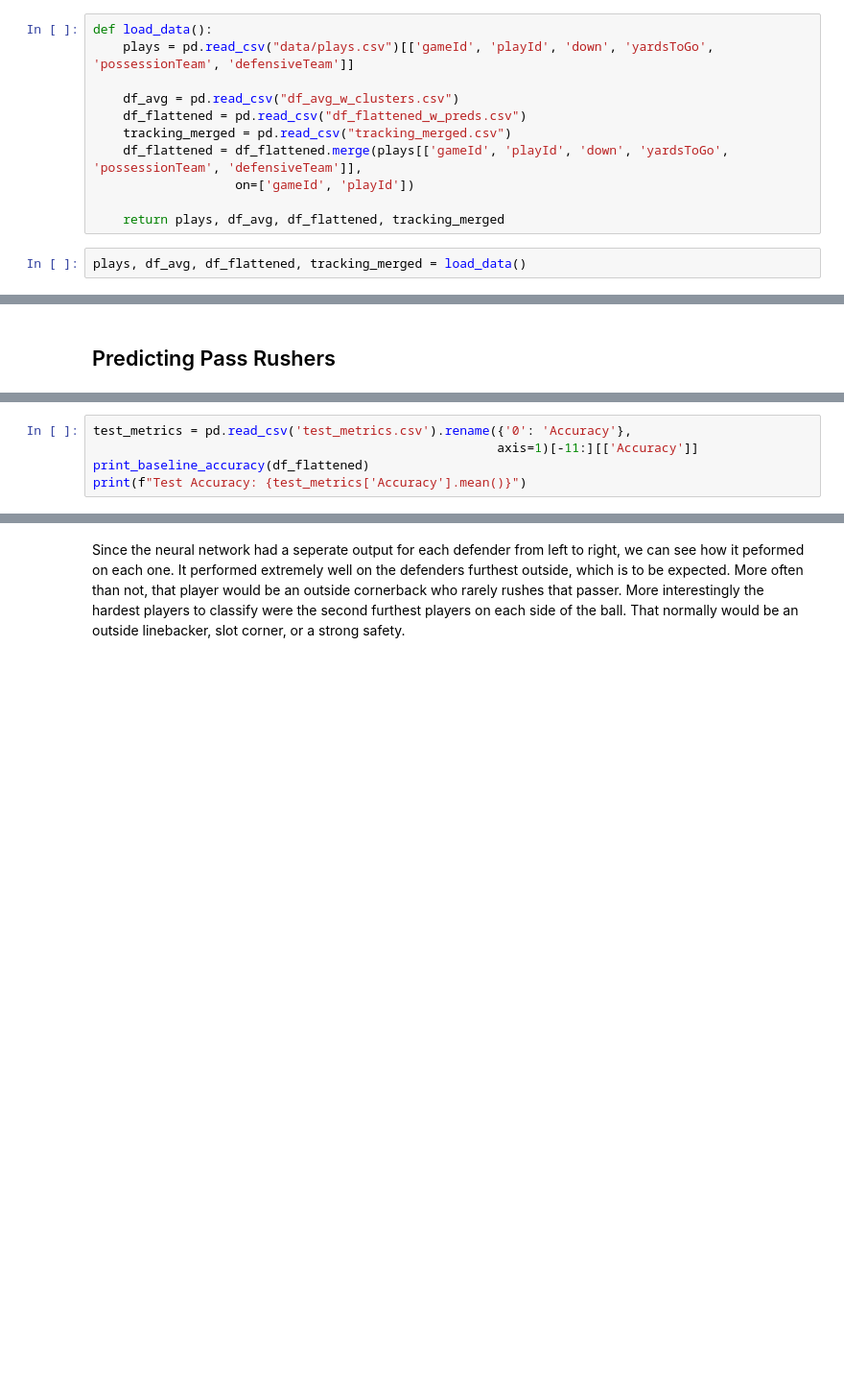
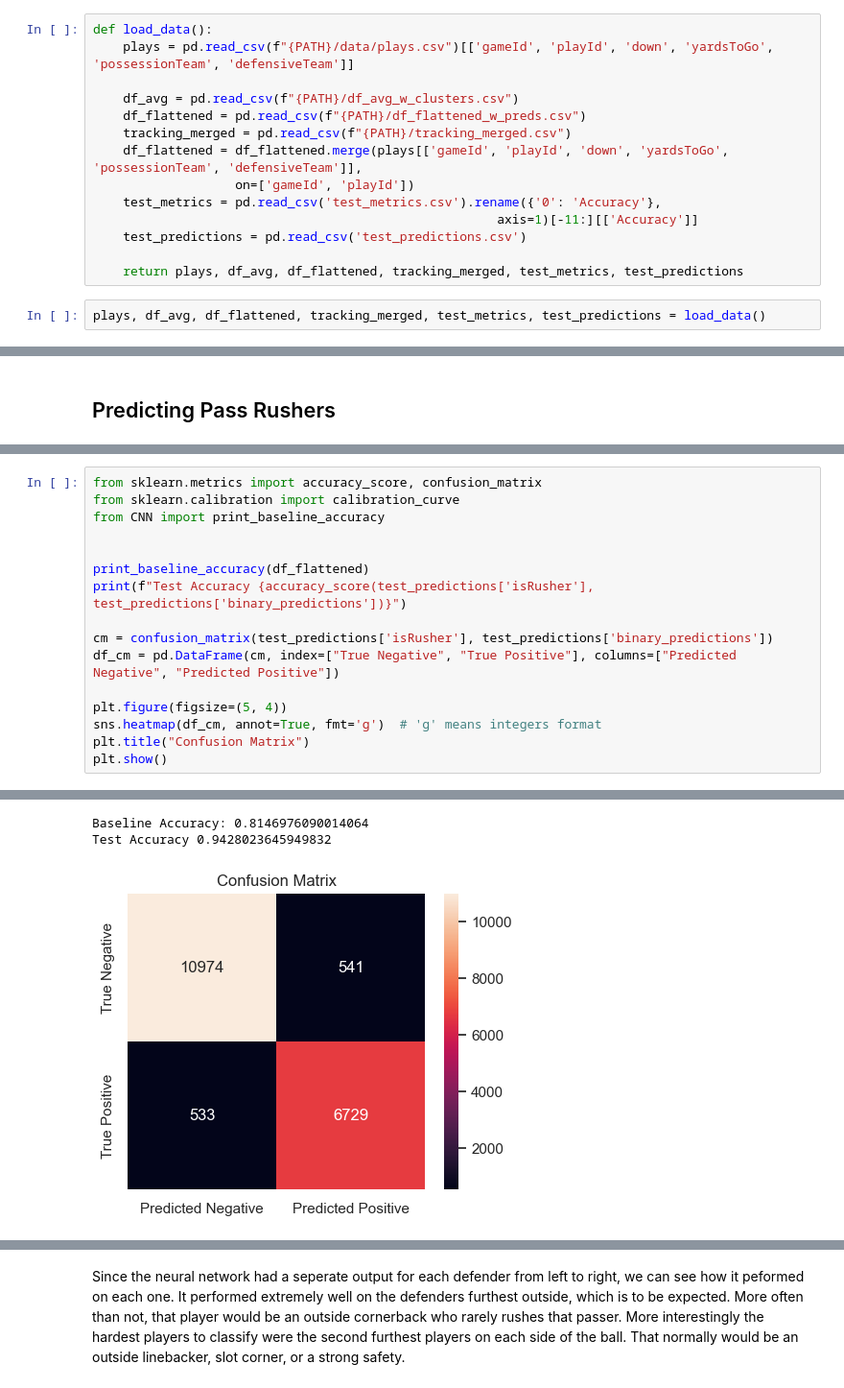
Before and after one commit to sebasdarius/data_science_portfolio, a Jupyter notebook: o_line_analysis/disguise_score.ipynb, the cells around one changed output, grey strips where cells are left out. Shown at 96% size. Saved outputs shown, nothing was run; the diff lists cells and outputs as text; blank space fills up the shorter version.

Commit message:
added formation analysis

```diff
--- a/o_line_analysis/disguise_score.ipynb
+++ b/o_line_analysis/disguise_score.ipynb
@@ -23,16 +23,19 @@ To enable them in other operations, rebuild TensorFlow with the appropriate comp
 # %%
 def load_data():
-    plays = pd.read_csv("data/plays.csv")[['gameId', 'playId', 'down', 'yardsToGo', 'possessionTeam', 'defensiveTeam']]
+    plays = pd.read_csv(f"{PATH}/data/plays.csv")[['gameId', 'playId', 'down', 'yardsToGo', 'possessionTeam', 'defensiveTeam']]
 
-    df_avg = pd.read_csv("df_avg_w_clusters.csv")
-    df_flattened = pd.read_csv("df_flattened_w_preds.csv")
-    tracking_merged = pd.read_csv("tracking_merged.csv")
+    df_avg = pd.read_csv(f"{PATH}/df_avg_w_clusters.csv")
+    df_flattened = pd.read_csv(f"{PATH}/df_flattened_w_preds.csv")
+    tracking_merged = pd.read_csv(f"{PATH}/tracking_merged.csv")
     df_flattened = df_flattened.merge(plays[['gameId', 'playId', 'down', 'yardsToGo', 'possessionTeam', 'defensiveTeam']],
                    on=['gameId', 'playId'])
+    test_metrics = pd.read_csv('test_metrics.csv').rename({'0': 'Accuracy'},
+                                                      axis=1)[-11:][['Accuracy']]
+    test_predictions = pd.read_csv('test_predictions.csv')
 
-    return plays, df_avg, df_flattened, tracking_merged
+    return plays, df_avg, df_flattened, tracking_merged, test_metrics, test_predictions
 # %%
-plays, df_avg, df_flattened, tracking_merged = load_data()
+plays, df_avg, df_flattened, tracking_merged, test_metrics, test_predictions = load_data()
 # %% [markdown]
 ## Determining Free Rushers
 
@@ -52,8 +55,19 @@ The output layer had 11 neurons, one for each defender, and calculated a probabi
 
 As a baseline model, I found the four closest defenders to the ball at the time of the snap and predicted that they would rush the passer and no one else would. The neural network had a binary accuracy of 94.5% on a test set, which was better than the baseline accuracy of 81.5%. That means that about 5.5% of defenders in the test set were misclassified by my model.
 # %%
-test_metrics = pd.read_csv('test_metrics.csv').rename({'0': 'Accuracy'},
-                                                      axis=1)[-11:][['Accuracy']]
+from sklearn.metrics import accuracy_score, confusion_matrix
+from sklearn.calibration import calibration_curve
+from CNN import print_baseline_accuracy
+
+
 print_baseline_accuracy(df_flattened)
-print(f"Test Accuracy: {test_metrics['Accuracy'].mean()}")
+print(f"Test Accuracy {accuracy_score(test_predictions['isRusher'], test_predictions['binary_predictions'])}")
+
+cm = confusion_matrix(test_predictions['isRusher'], test_predictions['binary_predictions'])
+df_cm = pd.DataFrame(cm, index=["True Negative", "True Positive"], columns=["Predicted Negative", "Predicted Positive"])
+
+plt.figure(figsize=(5, 4))
+sns.heatmap(df_cm, annot=True, fmt='g')  # 'g' means integers format
+plt.title("Confusion Matrix")
+plt.show()
 # %% [output]
@@ -61,0 +76,3 @@ Test Accuracy: 0.945305428721688
+Baseline Accuracy: 0.8146976090014064
+Test Accuracy 0.9428023645949832
+[figure, added]
```
Also changed, not shown: parts of 15 cells of this notebook, 8 other files.
